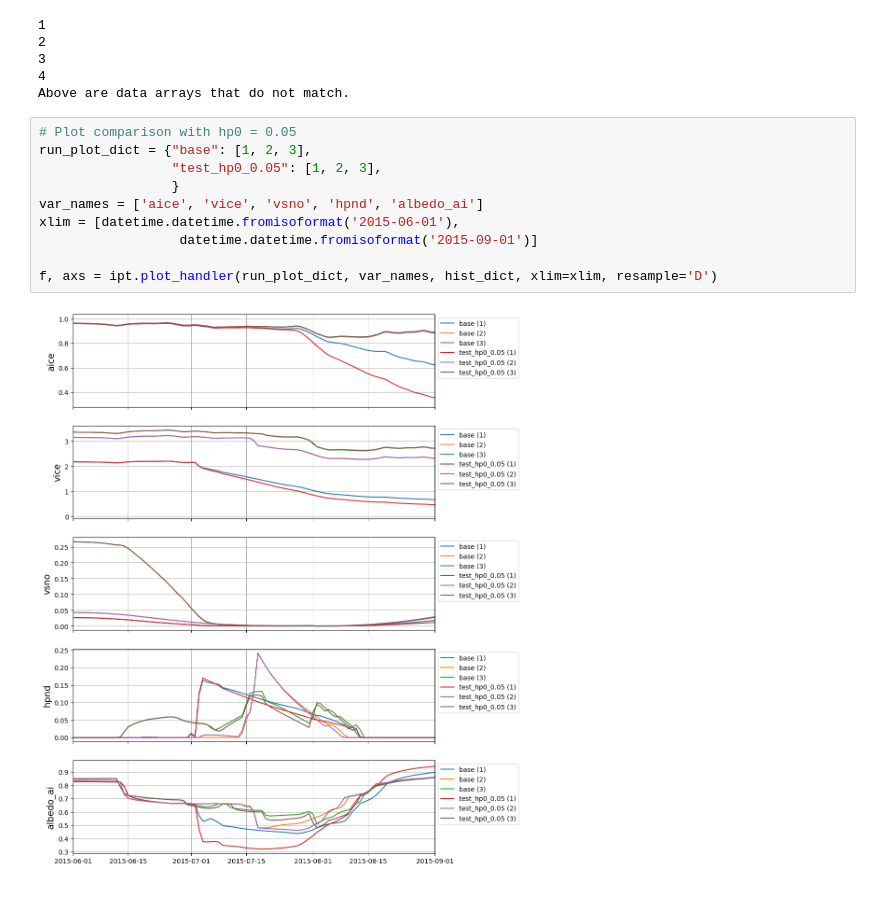
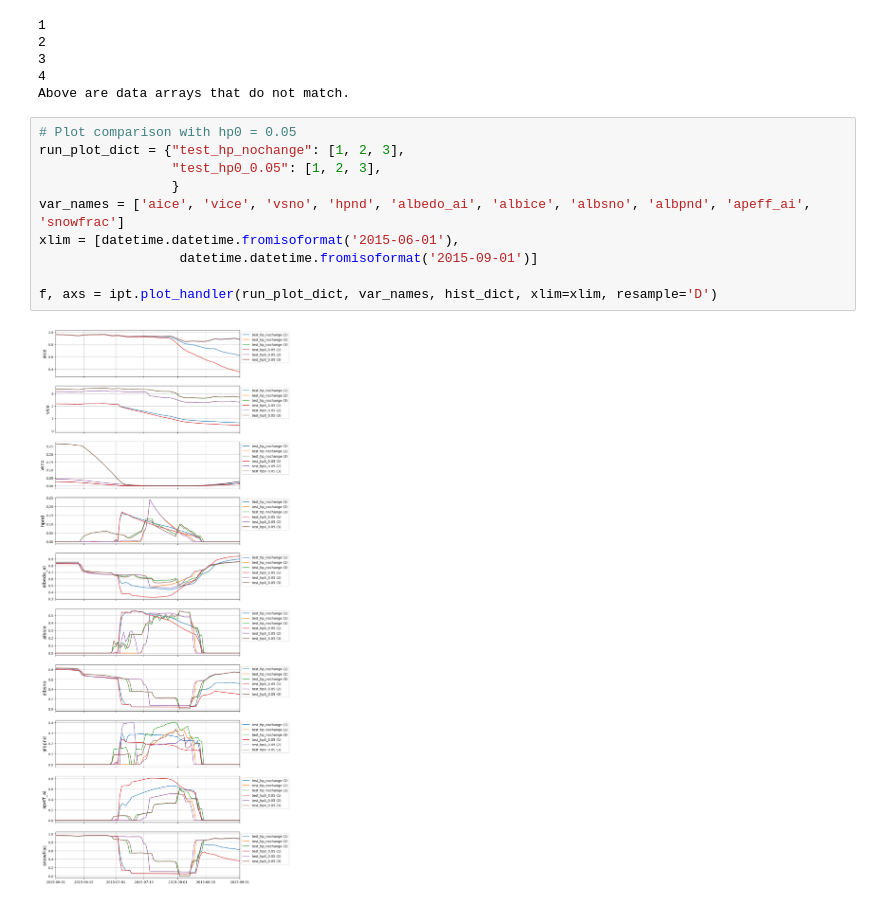
Before and after one commit to davidclemenssewall/icepack_postprocessing, a Jupyter notebook: validate_pond_optical_property_namelist.ipynb, the cells around one changed output. Saved outputs shown, nothing was run; the diff lists cells and outputs as text.

```diff
--- a/validate_pond_optical_property_namelist.ipynb
+++ b/validate_pond_optical_property_namelist.ipynb
@@ -78,15 +78,15 @@ print("Above are data arrays that do not match.")
 Above are data arrays that do not match.
 # %%
 # Plot comparison with hp0 = 0.05
-run_plot_dict = {"base": [1, 2, 3],
+run_plot_dict = {"test_hp_nochange": [1, 2, 3],
                  "test_hp0_0.05": [1, 2, 3],
                  }
-var_names = ['aice', 'vice', 'vsno', 'hpnd', 'albedo_ai']
+var_names = ['aice', 'vice', 'vsno', 'hpnd', 'albedo_ai', 'albice', 'albsno', 'albpnd', 'apeff_ai', 'snowfrac']
 xlim = [datetime.datetime.fromisoformat('2015-06-01'),
                   datetime.datetime.fromisoformat('2015-09-01')]
 
 f, axs = ipt.plot_handler(run_plot_dict, var_names, hist_dict, xlim=xlim, resample='D')
 # %% [output]
-[figure, old version]
+[figure, new version]
 # %%
 # Highlight what's happening with per category pond depths and area fraction for ni= 1
```
Also changed, not shown: parts of 7 cells of this notebook, 3 other files.
